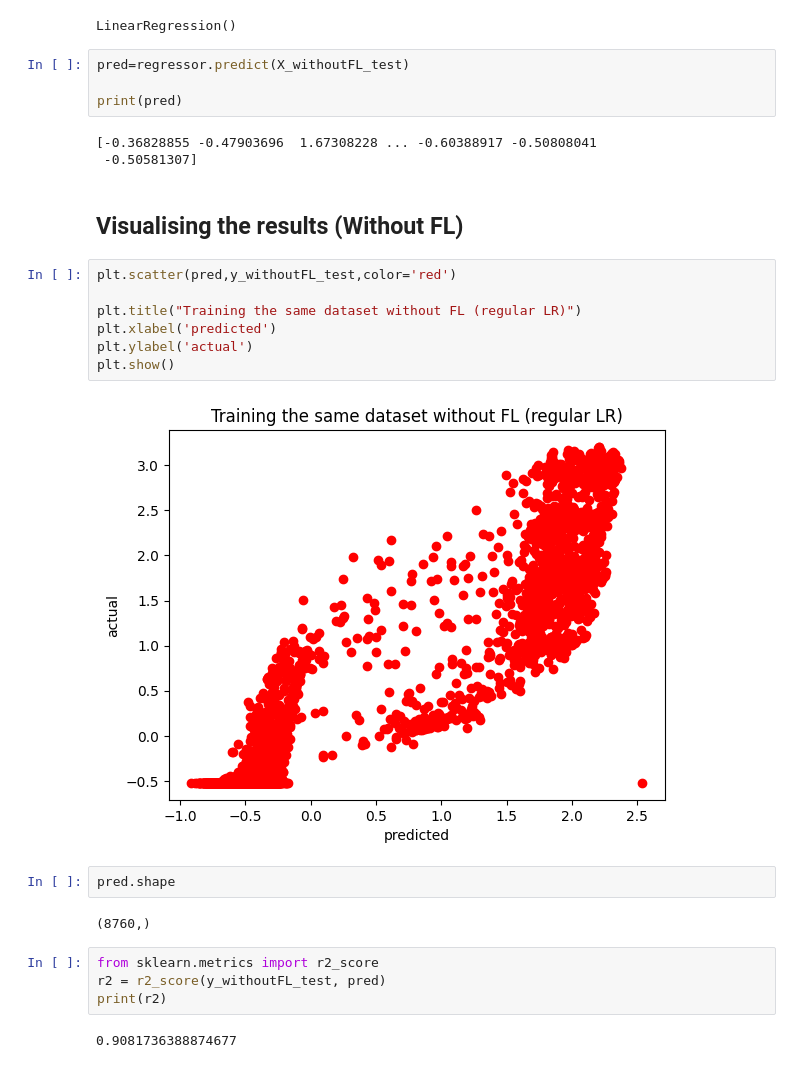
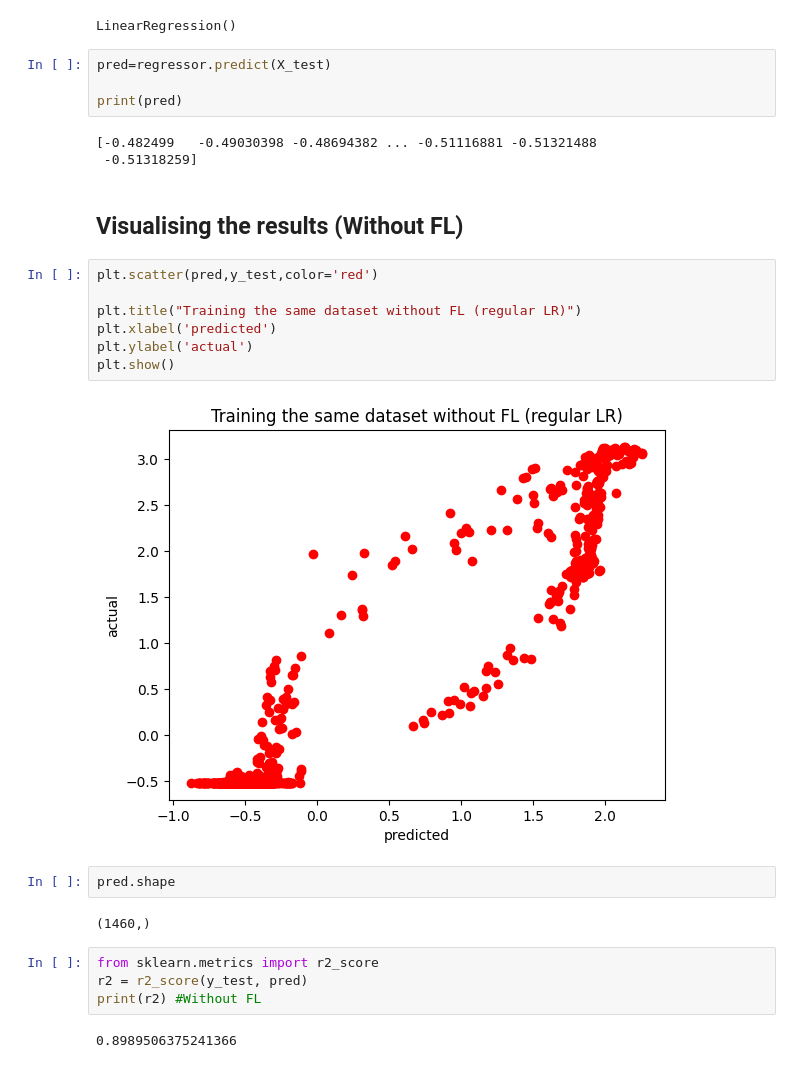
Before and after one commit to prajwalandysam/FYP-Group-3, a Jupyter notebook: Eval2.ipynb, the cells around one changed output. Saved outputs shown, nothing was run; the diff lists cells and outputs as text.

Commit message:
Added Eval 1 ppt and changed the graph in eval2.py

```diff
--- a/Eval2.ipynb
+++ b/Eval2.ipynb
@@ -265,30 +264,30 @@ regressor.fit(X_withoutFL_train,y_withoutFL_train)
 # %% [output]
 LinearRegression()
 # %%
-pred=regressor.predict(X_withoutFL_test)
+pred=regressor.predict(X_test)
 
 print(pred)
 # %% [output]
-[-0.36828855 -0.47903696  1.67308228 ... -0.60388917 -0.50808041
- -0.50581307]
+[-0.482499   -0.49030398 -0.48694382 ... -0.51116881 -0.51321488
+ -0.51318259]
 # %% [markdown]
 ## Visualising the results (Without FL)
 # %%
-plt.scatter(pred,y_withoutFL_test,color='red')
+plt.scatter(pred,y_test,color='red')
 
 plt.title("Training the same dataset without FL (regular LR)")
 plt.xlabel('predicted')
 plt.ylabel('actual')
 plt.show()
 # %% [output]
-[figure, old version]
+[figure, new version]
 # %%
 pred.shape
 # %% [output]
-(8760,)
+(1460,)
 # %%
 from sklearn.metrics import r2_score
-r2 = r2_score(y_withoutFL_test, pred)
-print(r2)
+r2 = r2_score(y_test, pred)
+print(r2) #Without FL
 # %% [output]
-0.9081736388874677
+0.8989506375241366
```
Also changed, not shown: parts of 2 cells of this notebook, 4 other files.
